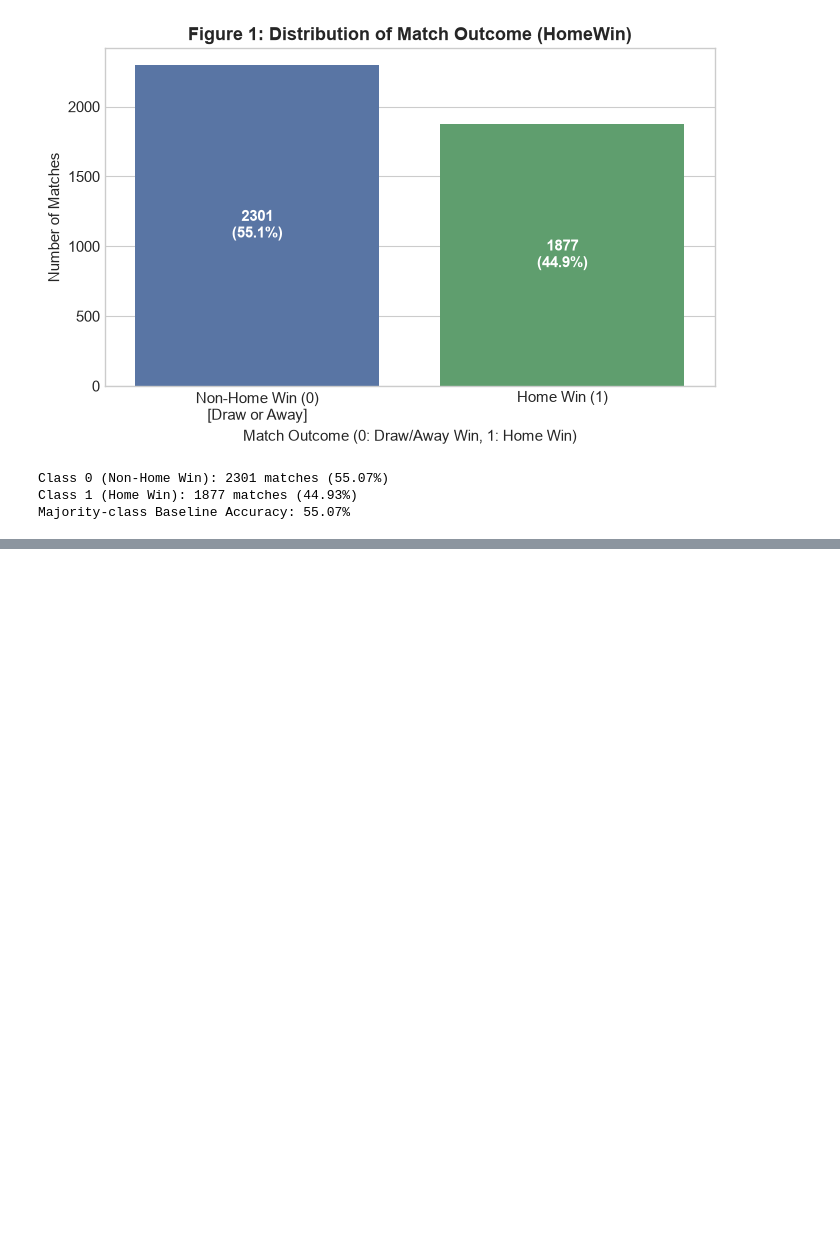
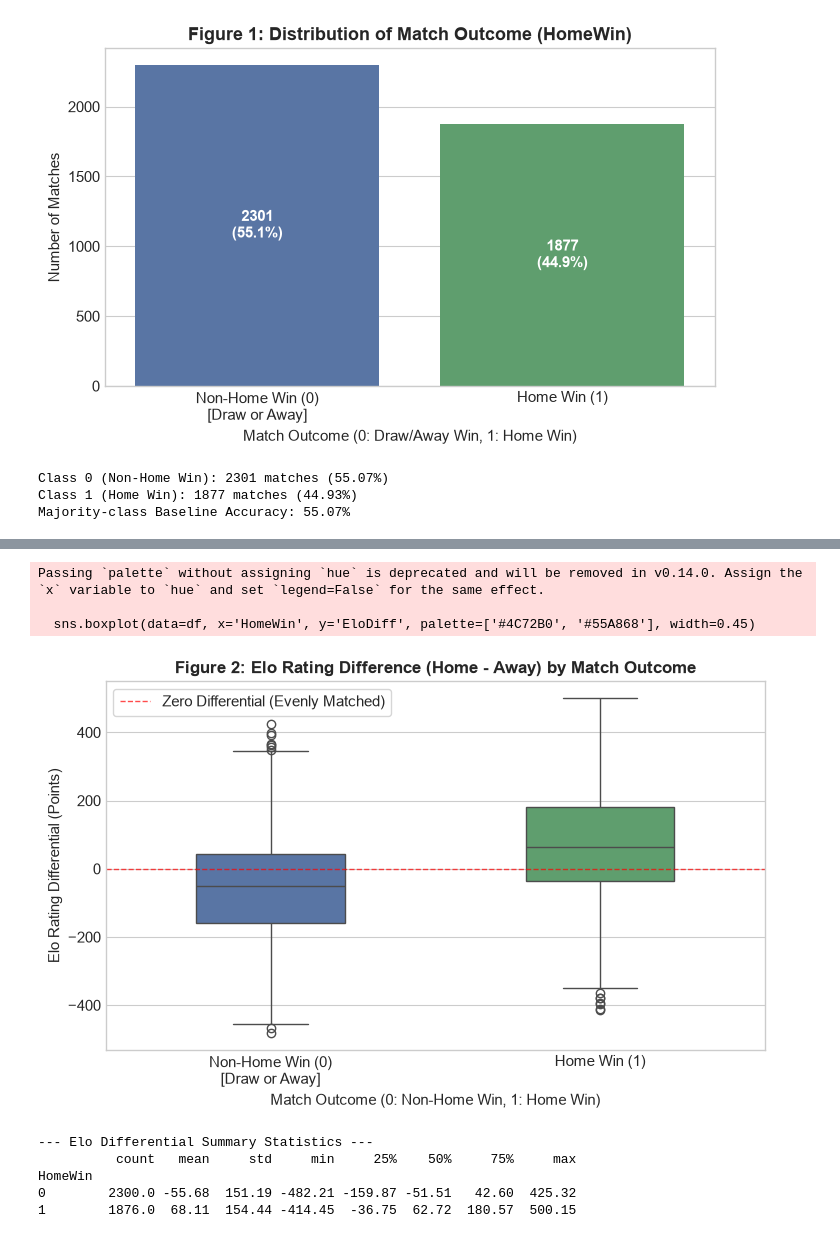
Before and after one commit to pablomartinnavarro/cmp6202-coursework, a Jupyter notebook: notebooks/01_eda.ipynb, the cells around one changed output, grey strips where cells are left out. Cells and saved outputs as stored; diff of their text form; code cells hidden in the pictures; blank space fills up the shorter version.

Commit message:
feat(eda): complete section 2 with elodiff boxplot, correlation heatmap, and eda conclusions

```diff
--- a/notebooks/01_eda.ipynb
+++ b/notebooks/01_eda.ipynb
@@ -75,0 +78,32 @@ Majority-class Baseline Accuracy: 55.07%
+# %%
+# Feature engineering: calculate Elo rating discrepancy
+df['EloDiff'] = df['HomeElo'] - df['AwayElo']
+
+# Create Figure 2: Bivariate Boxplot
+plt.figure(figsize=(7.5, 4.8))
+sns.boxplot(data=df, x='HomeWin', y='EloDiff', palette=['#4C72B0', '#55A868'], width=0.45)
+
+plt.title('Figure 2: Elo Rating Difference (Home - Away) by Match Outcome', fontsize=12, weight='bold')
+plt.xlabel('Match Outcome (0: Non-Home Win, 1: Home Win)', fontsize=11)
+plt.ylabel('Elo Rating Differential (Points)', fontsize=11)
+plt.xticks([0, 1], ['Non-Home Win (0)\n[Draw or Away]', 'Home Win (1)'])
+plt.axhline(0, color='red', linestyle='--', linewidth=1, alpha=0.7, label='Zero Differential (Evenly Matched)')
+plt.legend(loc='upper left', frameon=True)
+
+plt.tight_layout()
+plt.savefig('../report/figures/fig2_elodiff_boxplot.png', dpi=300)
+plt.show()
+
+# Print summary statistics for both groups
+print("--- Elo Differential Summary Statistics ---")
+print(df.groupby('HomeWin')['EloDiff'].describe().round(2))
+# %% [output]
+Passing `palette` without assigning `hue` is deprecated and will be removed in v0.14.0. Assign the `x` variable to `hue` and set `legend=False` for the same effect.
+
+  sns.boxplot(data=df, x='HomeWin', y='EloDiff', palette=['#4C72B0', '#55A868'], width=0.45)
+[figure, added]
+--- Elo Differential Summary Statistics ---
+          count   mean     std     min     25%    50%     75%     max
+HomeWin
+0        2300.0 -55.68  151.19 -482.21 -159.87 -51.51   42.60  425.32
+1        1876.0  68.11  154.44 -414.45  -36.75  62.72  180.57  500.15
```
Also changed, not shown: parts of 4 cells of this notebook, 5 other files.
